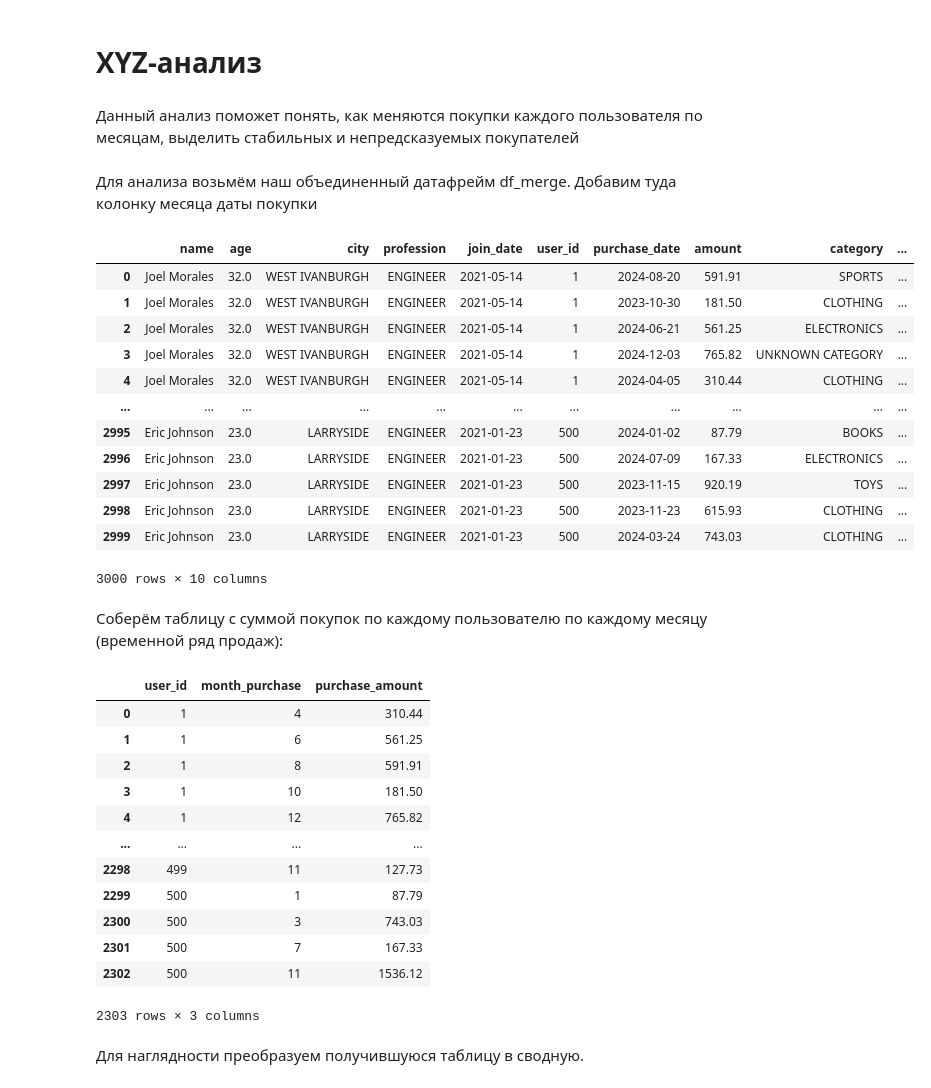
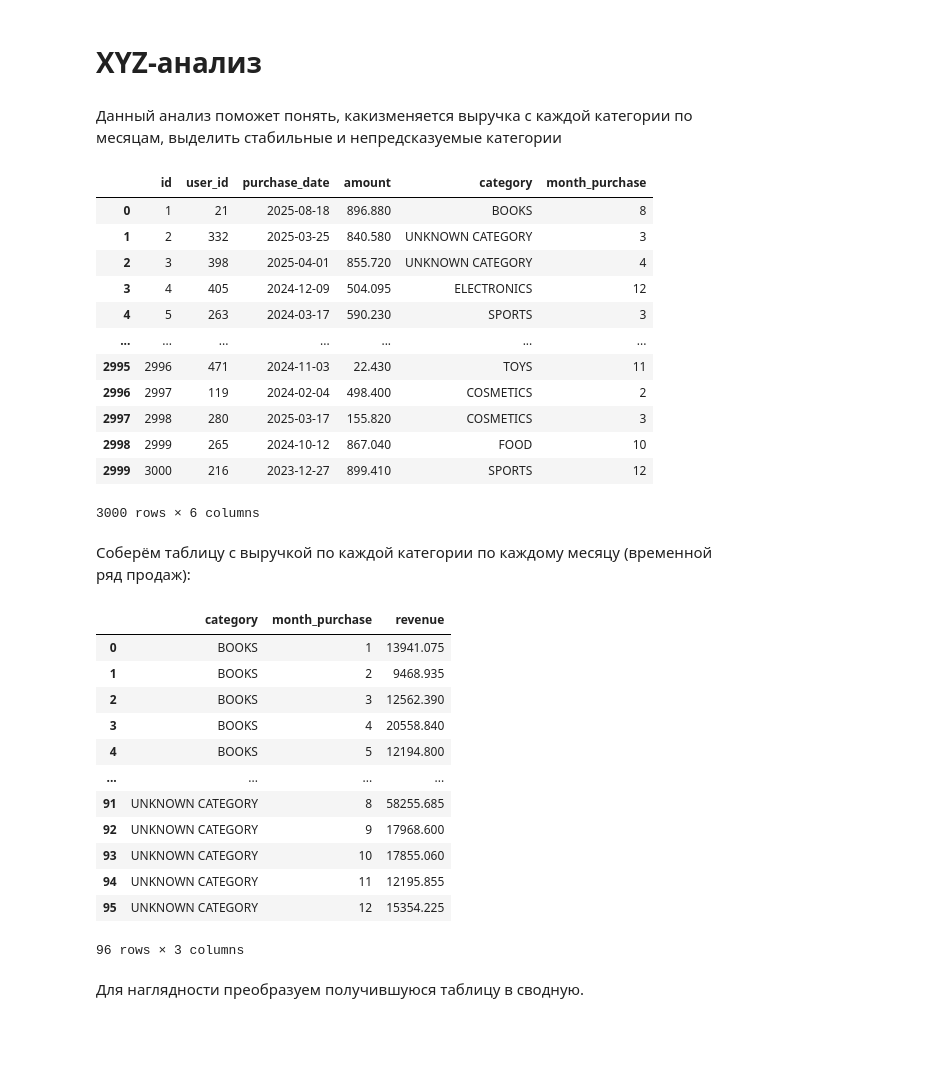
Before and after one commit to tatanasmirnova891-lgtm/Projects, a Jupyter notebook: marketplace_users_data/ABC_XYZ_analysis.ipynb, the cells around one changed output. Drawn from its saved outputs; the diff is of its cells as text; code cells hidden in the pictures; blank space fills up the shorter version.

```diff
--- a/marketplace_users_data/ABC_XYZ_analysis.ipynb
+++ b/marketplace_users_data/ABC_XYZ_analysis.ipynb
@@ -246,45 +156,43 @@ plt.show()
 # %% [markdown]
 # XYZ-анализ
 # %% [markdown]
-Данный анализ поможет понять, как меняются покупки каждого пользователя по месяцам, выделить стабильных и непредсказуемых покупателей
+Данный анализ поможет понять, какизменяется выручка с каждой категории по месяцам, выделить стабильные и непредсказуемые категории
-# %% [markdown]
-Для анализа возьмём наш объединенный датафрейм df_merge. Добавим туда колонку месяца даты покупки
 # %%
-df_merge['month_purchase'] = df_merge['purchase_date'].dt.month
-df_merge
+df_purchases['month_purchase'] = df_purchases['purchase_date'].dt.month
+df_purchases
 # %% [output]
-|  | name | age | city | profession | join_date | user_id | purchase_date | amount | category | ... |
-| 0 | Joel Morales | 32.0 | WEST IVANBURGH | ENGINEER | 2021-05-14 | 1 | 2024-08-20 | 591.91 | SPORTS | ... |
-| 1 | Joel Morales | 32.0 | WEST IVANBURGH | ENGINEER | 2021-05-14 | 1 | 2023-10-30 | 181.50 | CLOTHING | ... |
-| 2 | Joel Morales | 32.0 | WEST IVANBURGH | ENGINEER | 2021-05-14 | 1 | 2024-06-21 | 561.25 | ELECTRONICS | ... |
-| 3 | Joel Morales | 32.0 | WEST IVANBURGH | ENGINEER | 2021-05-14 | 1 | 2024-12-03 | 765.82 | UNKNOWN CATEGORY | ... |
-| 4 | Joel Morales | 32.0 | WEST IVANBURGH | ENGINEER | 2021-05-14 | 1 | 2024-04-05 | 310.44 | CLOTHING | ... |
-| ... | ... | ... | ... | ... | ... | ... | ... | ... | ... | ... |
-| 2995 | Eric Johnson | 23.0 | LARRYSIDE | ENGINEER | 2021-01-23 | 500 | 2024-01-02 | 87.79 | BOOKS | ... |
-| 2996 | Eric Johnson | 23.0 | LARRYSIDE | ENGINEER | 2021-01-23 | 500 | 2024-07-09 | 167.33 | ELECTRONICS | ... |
-| 2997 | Eric Johnson | 23.0 | LARRYSIDE | ENGINEER | 2021-01-23 | 500 | 2023-11-15 | 920.19 | TOYS | ... |
-| 2998 | Eric Johnson | 23.0 | LARRYSIDE | ENGINEER | 2021-01-23 | 500 | 2023-11-23 | 615.93 | CLOTHING | ... |
-| 2999 | Eric Johnson | 23.0 | LARRYSIDE | ENGINEER | 2021-01-23 | 500 | 2024-03-24 | 743.03 | CLOTHING | ... |
+|  | id | user_id | purchase_date | amount | category | month_purchase |
+| 0 | 1 | 21 | 2025-08-18 | 896.880 | BOOKS | 8 |
+| 1 | 2 | 332 | 2025-03-25 | 840.580 | UNKNOWN CATEGORY | 3 |
+| 2 | 3 | 398 | 2025-04-01 | 855.720 | UNKNOWN CATEGORY | 4 |
+| 3 | 4 | 405 | 2024-12-09 | 504.095 | ELECTRONICS | 12 |
+| 4 | 5 | 263 | 2024-03-17 | 590.230 | SPORTS | 3 |
+| ... | ... | ... | ... | ... | ... | ... |
+| 2995 | 2996 | 471 | 2024-11-03 | 22.430 | TOYS | 11 |
+| 2996 | 2997 | 119 | 2024-02-04 | 498.400 | COSMETICS | 2 |
+| 2997 | 2998 | 280 | 2025-03-17 | 155.820 | COSMETICS | 3 |
+| 2998 | 2999 | 265 | 2024-10-12 | 867.040 | FOOD | 10 |
+| 2999 | 3000 | 216 | 2023-12-27 | 899.410 | SPORTS | 12 |
-3000 rows × 10 columns
+3000 rows × 6 columns
 # %% [markdown]
-Соберём таблицу с суммой покупок по каждому пользователю по каждому месяцу (временной ряд продаж):
+Соберём таблицу с выручкой по каждой категории по каждому месяцу (временной ряд продаж):
 # %%
-monthly_amount = df_merge.groupby(['user_id', 'month_purchase']).agg(purchase_amount = ('amount', 'sum'),).reset_index()
+monthly_amount = df_purchases.groupby(['category', 'month_purchase']).agg(revenue = ('amount', 'sum'),).reset_index()
 monthly_amount
 # %% [output]
-|  | user_id | month_purchase | purchase_amount |
-| 0 | 1 | 4 | 310.44 |
-| 1 | 1 | 6 | 561.25 |
-| 2 | 1 | 8 | 591.91 |
-| 3 | 1 | 10 | 181.50 |
-| 4 | 1 | 12 | 765.82 |
+|  | category | month_purchase | revenue |
+| 0 | BOOKS | 1 | 13941.075 |
+| 1 | BOOKS | 2 | 9468.935 |
+| 2 | BOOKS | 3 | 12562.390 |
+| 3 | BOOKS | 4 | 20558.840 |
+| 4 | BOOKS | 5 | 12194.800 |
 | ... | ... | ... | ... |
-| 2298 | 499 | 11 | 127.73 |
-| 2299 | 500 | 1 | 87.79 |
-| 2300 | 500 | 3 | 743.03 |
-| 2301 | 500 | 7 | 167.33 |
-| 2302 | 500 | 11 | 1536.12 |
+| 91 | UNKNOWN CATEGORY | 8 | 58255.685 |
+| 92 | UNKNOWN CATEGORY | 9 | 17968.600 |
+| 93 | UNKNOWN CATEGORY | 10 | 17855.060 |
+| 94 | UNKNOWN CATEGORY | 11 | 12195.855 |
+| 95 | UNKNOWN CATEGORY | 12 | 15354.225 |
-2303 rows × 3 columns
+96 rows × 3 columns
 # %% [markdown]
 Для наглядности преобразуем получившуюся таблицу в сводную.
 # %%
```
Also changed, not shown: parts of 38 cells of this notebook.
